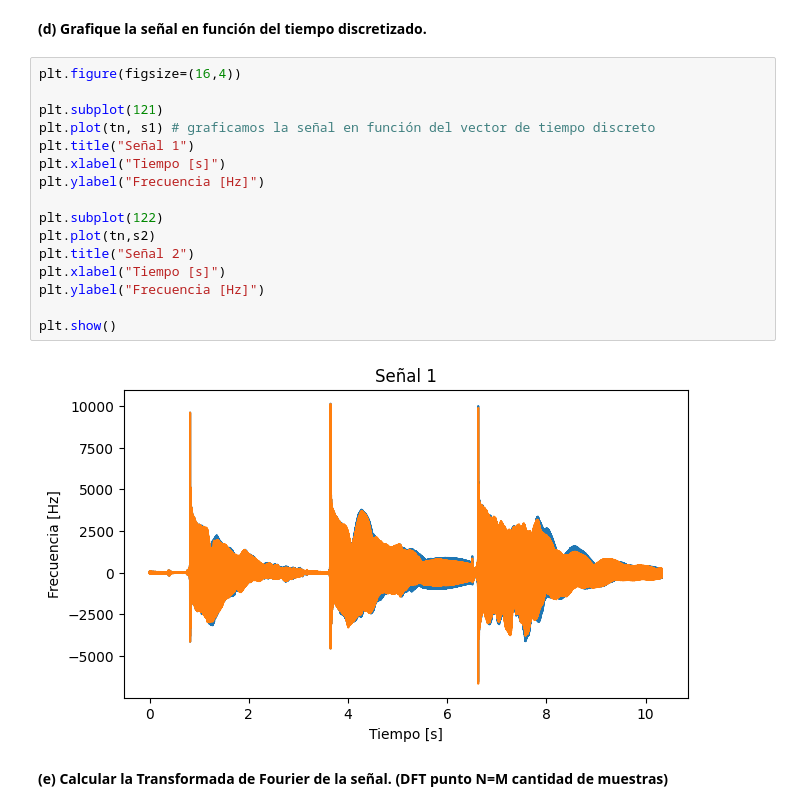
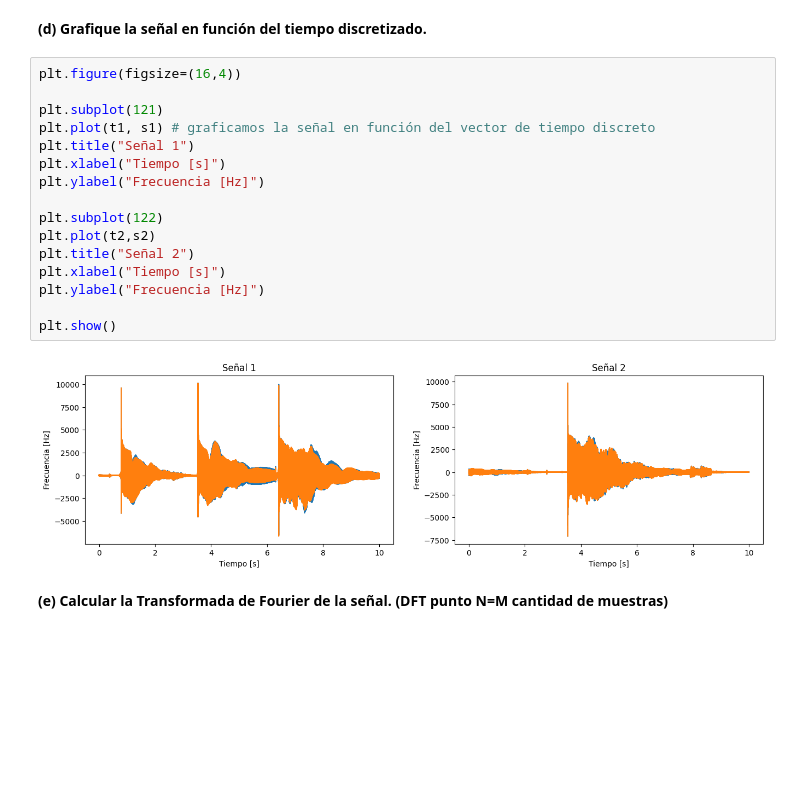
Before and after one commit to fdiezdev/procesamiento_senales, a Jupyter notebook: Tareas/T02.ipynb, the cells around one changed output. Cells and saved outputs as stored; diff of their text form; blank space fills up the shorter version.

```diff
--- a/Tareas/T02.ipynb
+++ b/Tareas/T02.ipynb
@@ -77,21 +77,21 @@ t2 = np.arange(0, np.ceil(l2),10/m2)
 # %%
 plt.figure(figsize=(16,4))
 
 plt.subplot(121)
-plt.plot(tn, s1) # graficamos la señal en función del vector de tiempo discreto
+plt.plot(t1, s1) # graficamos la señal en función del vector de tiempo discreto
 plt.title("Señal 1")
 plt.xlabel("Tiempo [s]")
 plt.ylabel("Frecuencia [Hz]")
 
 plt.subplot(122)
-plt.plot(tn,s2)
+plt.plot(t2,s2)
 plt.title("Señal 2")
 plt.xlabel("Tiempo [s]")
 plt.ylabel("Frecuencia [Hz]")
 
 plt.show()
 # %% [output]
-[figure, old version]
+[figure, new version]
 # %% [markdown]
 **(e) Calcular la Transformada de Fourier de la señal. (DFT punto N=M cantidad de muestras)**
 # %%
```
